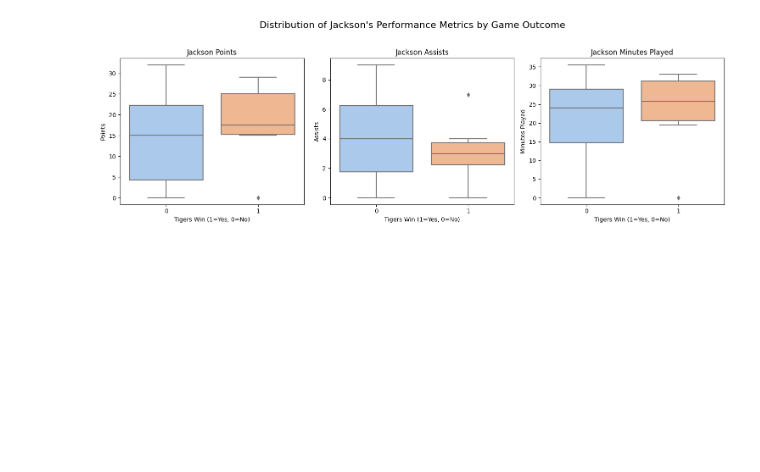
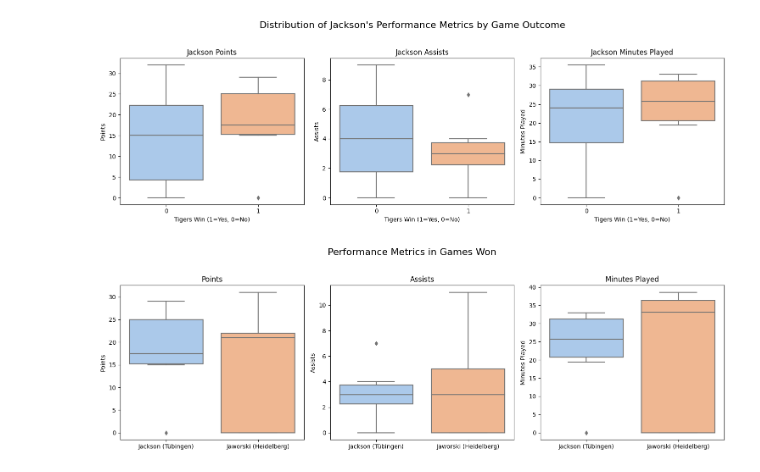
Before and after one commit to dxmme/T-biTigers, a Jupyter notebook: src/hypothesis_tests_tigers.ipynb, the cells around one changed output. Drawn from its saved outputs; the diff is of its cells as text; code cells hidden in the pictures; blank space fills up the shorter version.

Commit message:
added jackson jaworski plot

```diff
--- a/src/hypothesis_tests_tigers.ipynb
+++ b/src/hypothesis_tests_tigers.ipynb
@@ -74,3 +74,48 @@ plt.tight_layout(rect=[0, 0, 1, 0.95])
 plt.show()
 # %% [output]
 [figure]
+# %%
+import matplotlib.pyplot as plt
+import seaborn as sns
+
+# load data with relative path
+script_dir = Path.cwd()
+data_file = script_dir.parent / "data/processed_data_tigers.csv"
+data_tigers = pd.read_csv(data_file)
+
+# load data with relative path
+script_dir = Path.cwd()
+data_file = script_dir.parent / "data/processed_data_heidelberg.csv"
+data_heidelberg = pd.read_csv(data_file)
+
+# Filter data for games won by both teams
+data_tigers_won = data_tigers[(data_tigers["tigers_win"] == 1) & (data_tigers["jackson_minutes_played"] > 0)]
+data_heidelberg_won = data_heidelberg[(data_heidelberg["heidelberg_win"] == 1) & (data_heidelberg["jaworski_minutes_played"] > 0)]
+
+# Create subplots for compact view
+fig, axes = plt.subplots(1, 3, figsize=(15, 5), sharey=False)
+fig.suptitle("Performance Metrics in Games Won", fontsize=16)
+
+# Boxplot for Points
+sns.boxplot(data=[data_tigers_won["jackson_points"], data_heidelberg_won["jaworski_points"]], palette="pastel", ax=axes[0])
+axes[0].set_title("Points")
+axes[0].set_xticklabels(["Jackson (Tübingen)", "Jaworski (Heidelberg)"])
+axes[0].set_ylabel("Points")
+
+# Boxplot for Assists
+sns.boxplot(data=[data_tigers_won["jackson_assists"], data_heidelberg_won["jaworski_assists"]], palette="pastel", ax=axes[1])
+axes[1].set_title("Assists")
+axes[1].set_xticklabels(["Jackson (Tübingen)", "Jaworski (Heidelberg)"])
+axes[1].set_ylabel("Assists")
+
+# Boxplot for Minutes Played
+sns.boxplot(data=[data_tigers_won["jackson_minutes_played"], data_heidelberg_won["jaworski_minutes_played"]], palette="pastel", ax=axes[2])
+axes[2].set_title("Minutes Played")
+axes[2].set_xticklabels(["Jackson (Tübingen)", "Jaworski (Heidelberg)"])
+axes[2].set_ylabel("Minutes Played")
+
+# Adjust layout and show plot
+plt.tight_layout(rect=[0, 0, 1, 0.95])
+plt.show()
+# %% [output]
+[figure, added]
```
